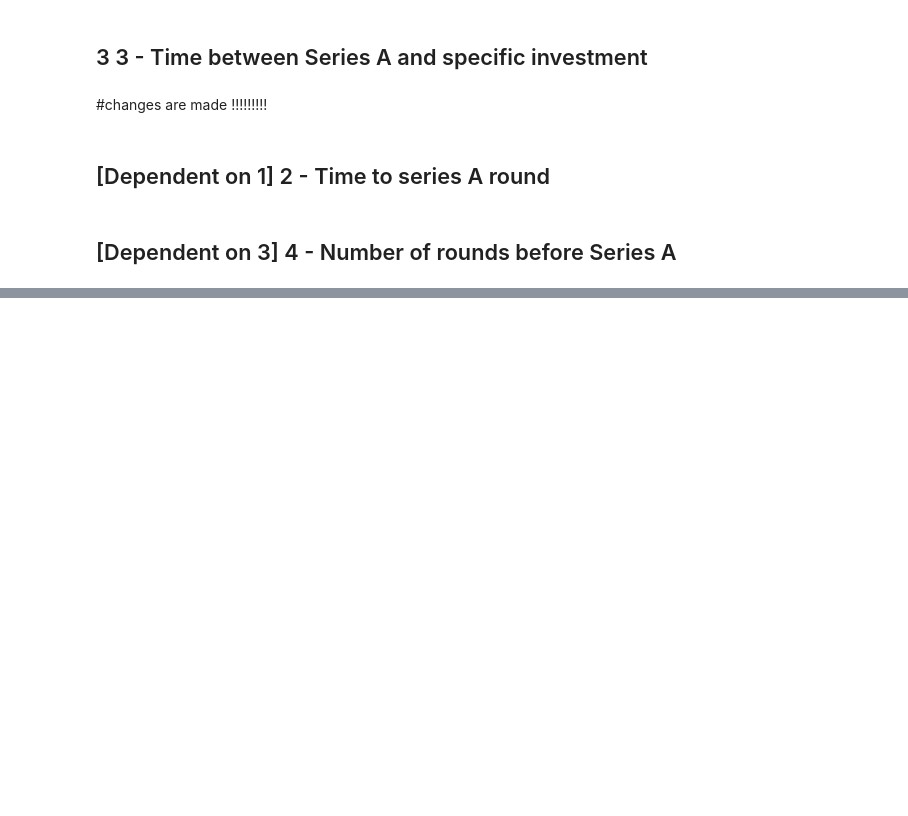
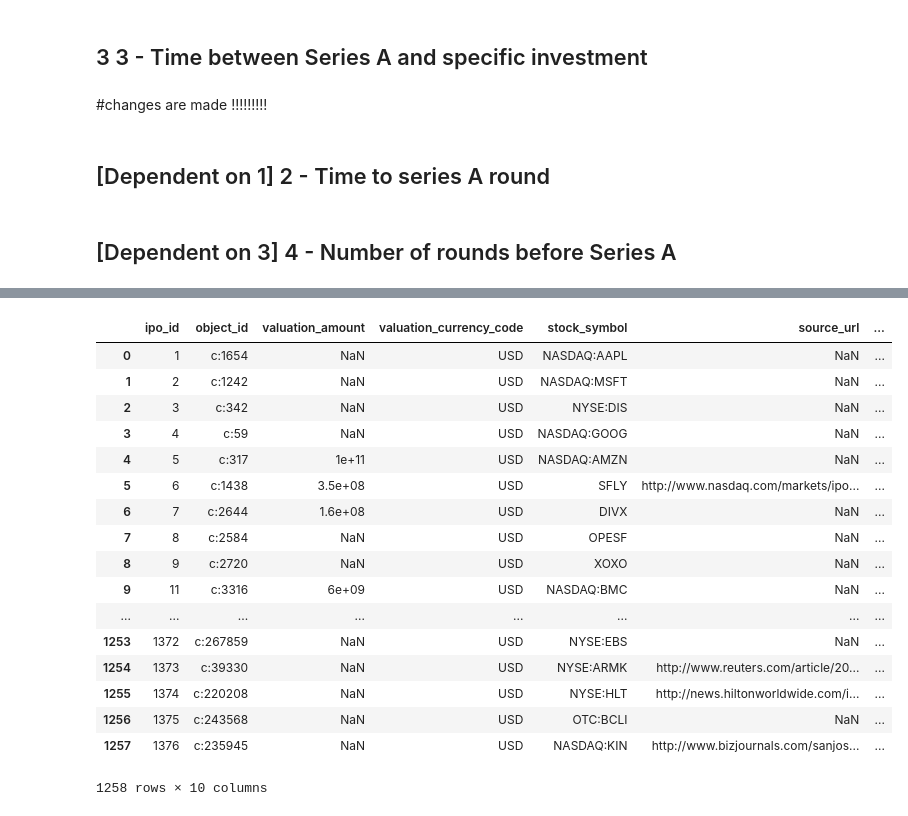
Before and after one commit to jojibou/invesscience, a Jupyter notebook: notebooks/Felipe.ipynb, the cells around one changed output, grey strips where cells are left out. Saved outputs shown, nothing was run; the diff lists cells and outputs as text; code cells hidden in the pictures; blank space fills up the shorter version.

```diff
--- a/notebooks/Felipe.ipynb
+++ b/notebooks/Felipe.ipynb
@@ -49,7 +49,8 @@ def diff_foundation_fundround(comps_df, rounds_df):
 # %%
 def time_serie_investments(rounds_data, reference):
 
-    ''' Take a serie X as reference: values = (a, b, c, angel, any on funding_round_code). And create a new column 'data_serie_reference' which contains the min date of this serie for each company.
+    ''' company id partitioned. Take a serie X as reference: values = (a, b, c, angel, any on funding_round_code). And create a new column
+    'data_serie_reference' which contains the min date of this serie for each company.
     And also create a new column 'time_serie_investment' with the difference between each round and the date of reference serie, in MONTHS'''
 
     rounds = rounds_data
@@ -87,0 +99,17 @@ def num_rounds_before(comps, rounds, serie_reference):
+# %%
+#to be merged to companies table
+def date_ipo_serie(rounds, ipos, serie_reference):
+    ''' get a table '''
+    get_rounds = time_serie_investments(rounds, serie_reference)
+    get_rounds = get_rounds[['object_id', 'date_serie_reference']].drop_duplicates()
+
+    merge = ipos.merge(get_rounds, how = 'left', on = 'object_id')
+
+    merge.public_at = pd.to_datetime(merge.public_at)
+    merge['data_serie_reference'] = pd.to_datetime(merge['date_serie_reference'])
+
+    merge['diff_ipo_serie'] = (merge['public_at'] - merge['date_serie_reference'])/np.timedelta64(12, 'M')
+
+    return merge.T.drop_duplicates().T
+# %%
+df =date_ipo_serie(rounds, ipos, 'angel')
@@ -87,0 +131,21 @@ def num_rounds_before(comps, rounds, serie_reference):
+# %%
+df
+# %% [output]
+|  | ipo_id | object_id | valuation_amount | valuation_currency_code | stock_symbol | source_url | ... |
+| 0 | 1 | c:1654 | NaN | USD | NASDAQ:AAPL | NaN | ... |
+| 1 | 2 | c:1242 | NaN | USD | NASDAQ:MSFT | NaN | ... |
+| 2 | 3 | c:342 | NaN | USD | NYSE:DIS | NaN | ... |
+| 3 | 4 | c:59 | NaN | USD | NASDAQ:GOOG | NaN | ... |
+| 4 | 5 | c:317 | 1e+11 | USD | NASDAQ:AMZN | NaN | ... |
+| 5 | 6 | c:1438 | 3.5e+08 | USD | SFLY | http://www.nasdaq.com/markets/ipo... | ... |
+| 6 | 7 | c:2644 | 1.6e+08 | USD | DIVX | NaN | ... |
+| 7 | 8 | c:2584 | NaN | USD | OPESF | NaN | ... |
+| 8 | 9 | c:2720 | NaN | USD | XOXO | NaN | ... |
+| 9 | 11 | c:3316 | 6e+09 | USD | NASDAQ:BMC | NaN | ... |
+| ... | ... | ... | ... | ... | ... | ... | ... |
+| 1253 | 1372 | c:267859 | NaN | USD | NYSE:EBS | NaN | ... |
+| 1254 | 1373 | c:39330 | NaN | USD | NYSE:ARMK | http://www.reuters.com/article/20... | ... |
+| 1255 | 1374 | c:220208 | NaN | USD | NYSE:HLT | http://news.hiltonworldwide.com/i... | ... |
+| 1256 | 1375 | c:243568 | NaN | USD | OTC:BCLI | NaN | ... |
+| 1257 | 1376 | c:235945 | NaN | USD | NASDAQ:KIN | http://www.bizjournals.com/sanjos... | ... |
+1258 rows × 10 columns
```
Also changed, not shown: parts of 4 cells of this notebook.
